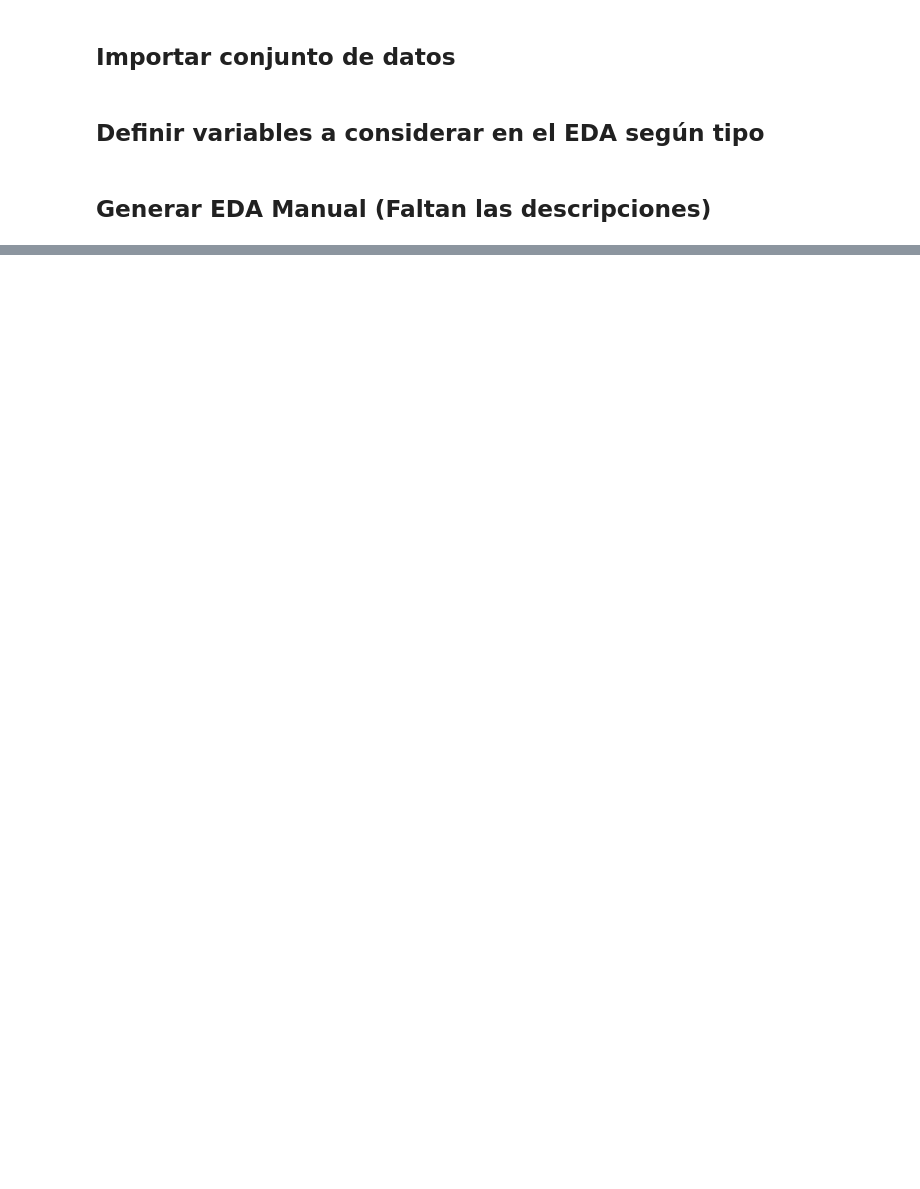
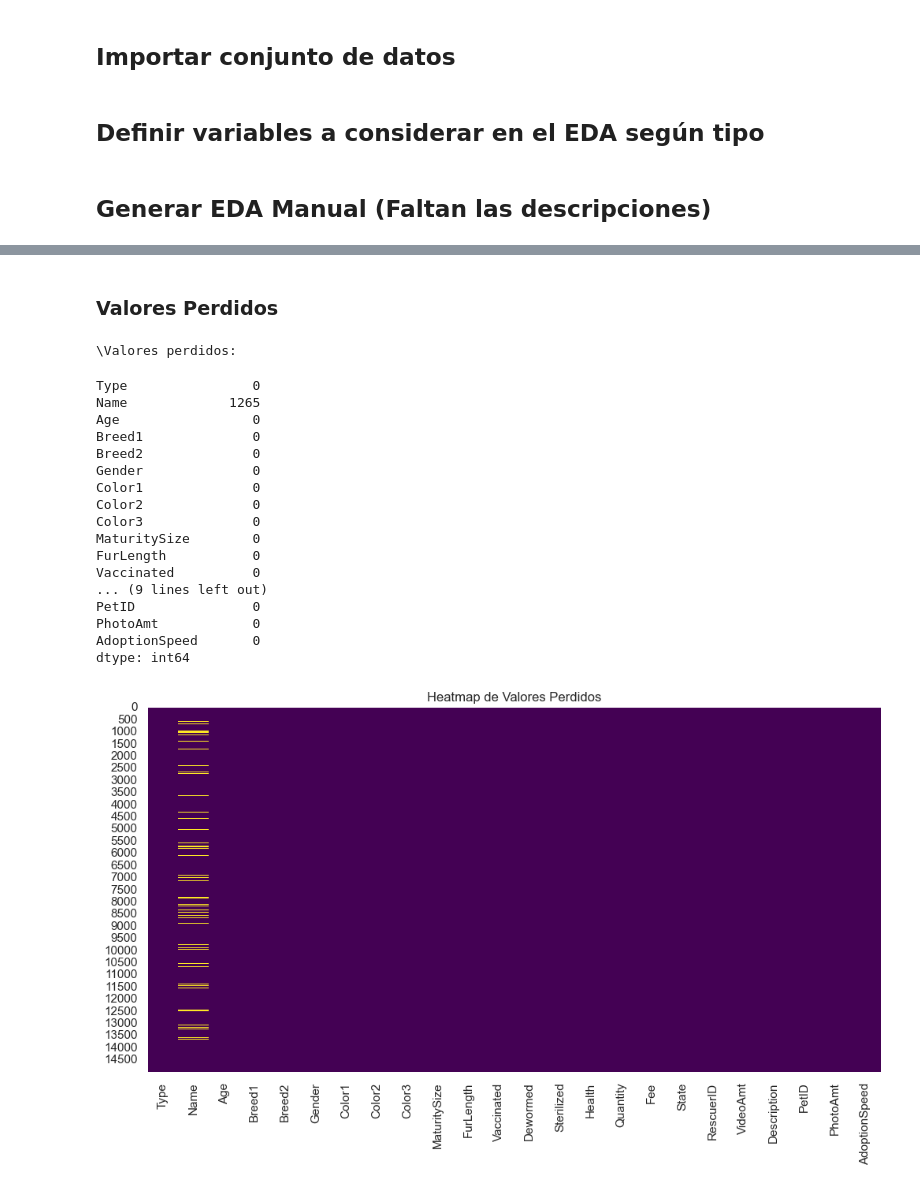
Before and after one commit to fechhh/laboII, a Jupyter notebook: EDA/eda_manual.ipynb, the cells around one changed output, grey strips where cells are left out. Cells and saved outputs as stored; diff of their text form; code cells hidden in the pictures; blank space fills up the shorter version.

```diff
--- a/EDA/eda_manual.ipynb
+++ b/EDA/eda_manual.ipynb
@@ -15,8 +15,7 @@ PATH_TO_EDA_REPORT = os.path.join(BASE_DIR, "EDA/EDA_report.html")
 # %% [markdown]
 ## Importar conjunto de datos
 # %%
-dataset = pd.read_csv(PATH_TO_TRAIN)
-dataset_orig = dataset.copy()
+dataset_orig = pd.read_csv(PATH_TO_TRAIN)
 # %% [markdown]
 ## Definir variables a considerar en el EDA según tipo
 # %%
@@ -55,6 +54,3 @@ campos_num_categ = [
 numeric_cols = [col for col in numeric_cols if col not in campos_num_categ]
 # %% [markdown]
 ## Generar EDA Manual (Faltan las descripciones)
-# %%
-# correr eda manual (o personalizado)
-run_eda(dataset_orig, numeric_cols, categorical_cols)
@@ -115,0 +59,2 @@ EDA completed.
+# %%
+run_eda(dataset_orig, numeric_cols, categorical_cols, "info basica")
@@ -115,0 +90,24 @@ EDA completed.
+# %% [markdown]
+### Valores Perdidos
+# %%
+run_eda(dataset_orig, numeric_cols, categorical_cols, "valores perdidos")
+# %% [output]
+\Valores perdidos:
+Type                0
+Name             1265
+Age                 0
+Breed1              0
+Breed2              0
+Gender              0
+Color1              0
+Color2              0
+Color3              0
+MaturitySize        0
+FurLength           0
+Vaccinated          0
+... (9 lines left out)
+PetID               0
+PhotoAmt            0
+AdoptionSpeed       0
+dtype: int64
+[figure, added]
```
Also changed, not shown: parts of 15 cells of this notebook, 1 other file.
